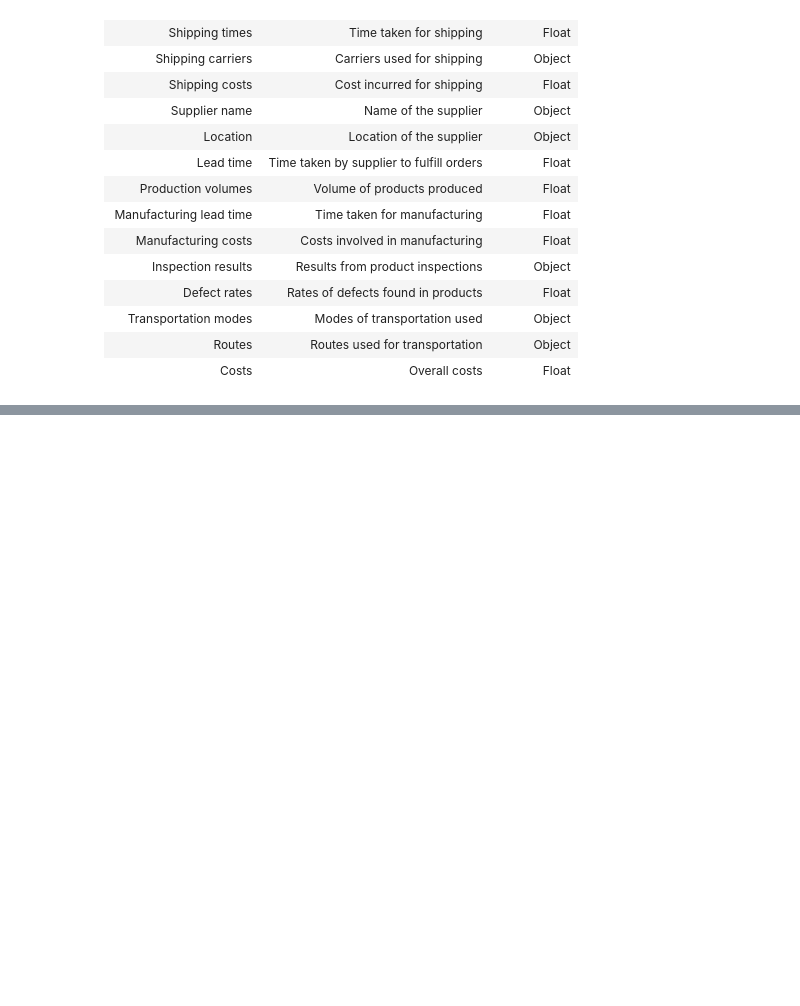
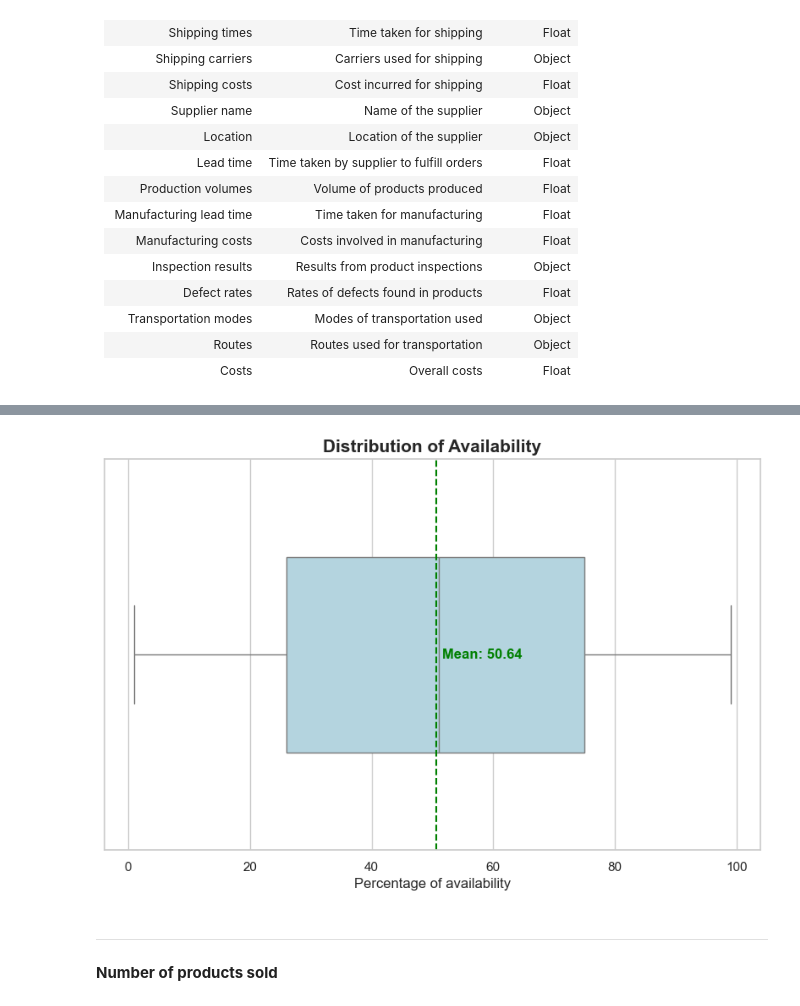
Before and after one commit to ayozmi/ai-logistics, a Jupyter notebook: notebooks/PricePredictor/3_EDA.ipynb, the cells around one changed output, grey strips where cells are left out. Cells and saved outputs as stored; diff of their text form; code cells hidden in the pictures; blank space fills up the shorter version.

```diff
--- a/notebooks/PricePredictor/3_EDA.ipynb
+++ b/notebooks/PricePredictor/3_EDA.ipynb
@@ -88,0 +238,26 @@ supply_chain_df_cleaned.describe()
+# %%
+# Set the style of seaborn
+sns.set(style="whitegrid")
+
+# Creating a boxplot with seaborn for better aesthetics
+plt.figure(figsize=(10, 6))  # Adjust the size as needed
+boxplot = sns.boxplot(x=eda['availability'], color='lightblue', fliersize=5, width=0.5)
+
+# Customizing the plot
+boxplot.set_title('Distribution of Availability', fontsize=15, fontweight='bold')
+boxplot.set_xlabel('Percentage of availability', fontsize=12)
+boxplot.set_ylabel('')  # Removing label since boxplot does not show frequency
+
+# Calculate the mean and display it
+mean_price = eda['availability'].mean()
+plt.axvline(mean_price, color='green', linestyle='--')  # Adds a green dashed line at the mean value
+plt.text(mean_price + 1, 0, f'Mean: {mean_price:.2f}', color='green', va='center', fontweight='bold')
+
+# Show the plot
+plt.show()
+# %% [output]
+[figure, added]
+# %% [markdown]
+---
+# %% [markdown]
+**Number of products sold**
```
Also changed, not shown: parts of 131 cells of this notebook, 5 other files.
